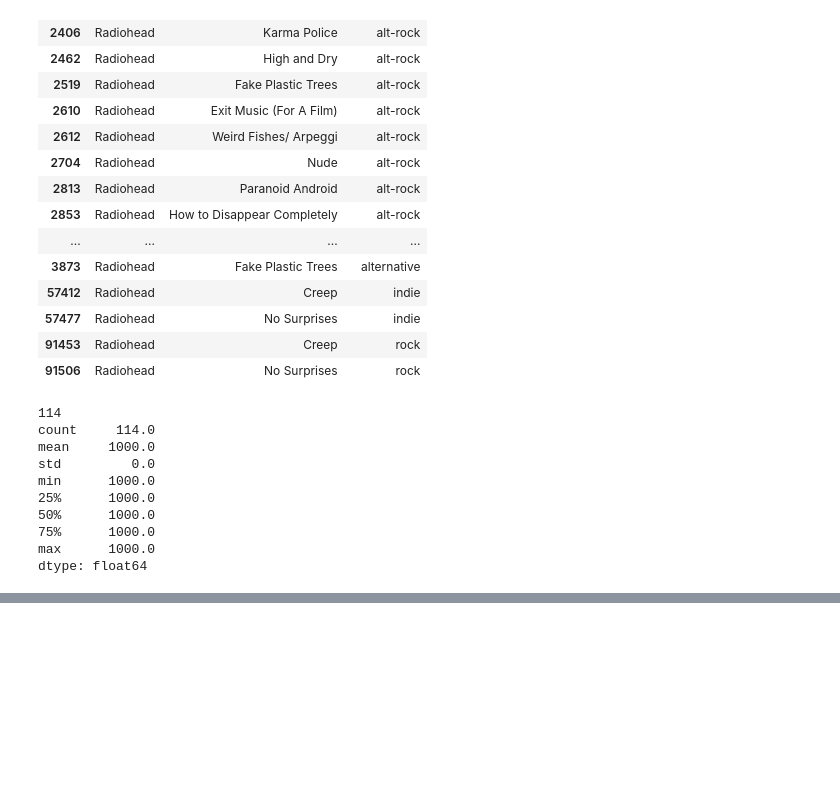
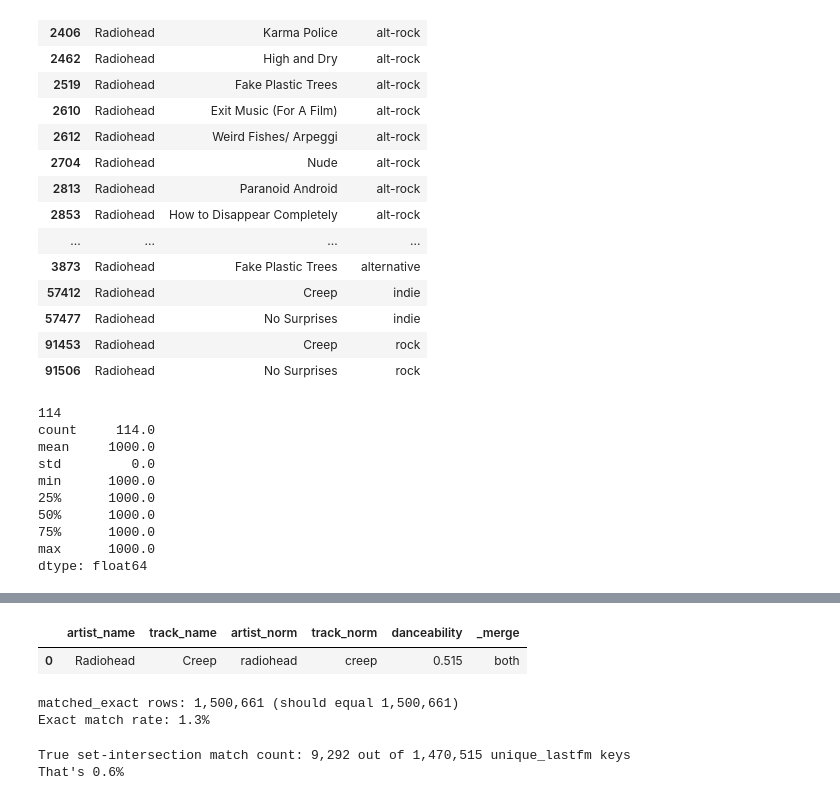
Before and after one commit to aashnology/skip-behavior-analysis, a Jupyter notebook: notebooks/02_sessionize_and_enrich.ipynb, the cells around one changed output, grey strips where cells are left out. Saved outputs shown, nothing was run; the diff lists cells and outputs as text; code cells hidden in the pictures; blank space fills up the shorter version.

```diff
--- a/notebooks/02_sessionize_and_enrich.ipynb
+++ b/notebooks/02_sessionize_and_enrich.ipynb
@@ -197,0 +379,6 @@ to_fuzzy_match[to_fuzzy_match['matched_track'].notna()].head(10)
+# %%
+# one row per (artist, track) — when duplicated across genres, keep the most popular version
+features_dedup = features.sort_values('popularity', ascending=False).drop_duplicates(
+    subset=['artist_norm', 'track_norm'], keep='first'
+)
+print(f"Features: {len(features):,} rows -> {len(features_dedup):,} unique tracks after dedup")
@@ -197,0 +425,15 @@ to_fuzzy_match[to_fuzzy_match['matched_track'].notna()].head(10)
+# %%
+# does ('radiohead', 'creep') exist as a key in BOTH sides, independently checked?
+in_lastfm = (unique_lastfm['artist_norm'] == 'radiohead') & (unique_lastfm['track_norm'] == 'creep')
+in_features = (features_dedup['artist_norm'] == 'radiohead') & (features_dedup['track_norm'] == 'creep')
+
+print(f"'radiohead'+'creep' exists in unique_lastfm: {in_lastfm.sum()} row(s)")
+print(f"'radiohead'+'creep' exists in features_dedup: {in_features.sum()} row(s)")
+
+# check column dtypes on both sides — a dtype mismatch can silently break merge matching
+print(unique_lastfm[['artist_norm', 'track_norm']].dtypes)
+print(features_dedup[['artist_norm', 'track_norm']].dtypes)
+
+# also compare: how does OLD matched_exact's 'both' count relate to unique_lastfm's actual size?
+# (this checks whether the ORIGINAL 52.3% number was itself inflated by duplicate keys)
+print(f"unique_lastfm total: {len(unique_lastfm):,}")
@@ -197,0 +450,35 @@ to_fuzzy_match[to_fuzzy_match['matched_track'].notna()].head(10)
+# %%
+# isolate JUST this one row from each side and manually merge
+test_lastfm = unique_lastfm[in_lastfm]
+test_features = features_dedup[in_features][['artist_norm', 'track_norm', 'danceability', 'energy', 'popularity']]
+
+test_result = test_lastfm.merge(test_features, on=['artist_norm', 'track_norm'], how='left', indicator=True)
+test_result[['artist_name', 'track_name', 'artist_norm', 'track_norm', 'danceability', '_merge']]
+# %% [output]
+|  | artist_name | track_name | artist_norm | track_norm | danceability | _merge |
+| 0 | Radiohead | Creep | radiohead | creep | 0.515 | both |
+# %%
+matched_exact = unique_lastfm.merge(
+    features_dedup[['artist_norm', 'track_norm', 'danceability', 'energy', 'valence',
+                     'tempo', 'acousticness', 'loudness', 'popularity', 'track_genre']],
+    on=['artist_norm', 'track_norm'],
+    how='left',
+    indicator=True
+)
+
+print(f"matched_exact rows: {len(matched_exact):,} (should equal {len(unique_lastfm):,})")
+exact_match_rate = (matched_exact['_merge'] == 'both').mean()
+print(f"Exact match rate: {exact_match_rate:.1%}")
+# %% [output]
+matched_exact rows: 1,500,661 (should equal 1,500,661)
+Exact match rate: 1.3%
+# %%
+lastfm_keys = set(zip(unique_lastfm['artist_norm'], unique_lastfm['track_norm']))
+features_keys = set(zip(features_dedup['artist_norm'], features_dedup['track_norm']))
+overlap = lastfm_keys & features_keys
+
+print(f"True set-intersection match count: {len(overlap):,} out of {len(lastfm_keys):,} unique_lastfm keys")
+print(f"That's {len(overlap)/len(lastfm_keys):.1%}")
+# %% [output]
+True set-intersection match count: 9,292 out of 1,470,515 unique_lastfm keys
+That's 0.6%
```
Also changed, not shown: parts of 18 cells of this notebook.
